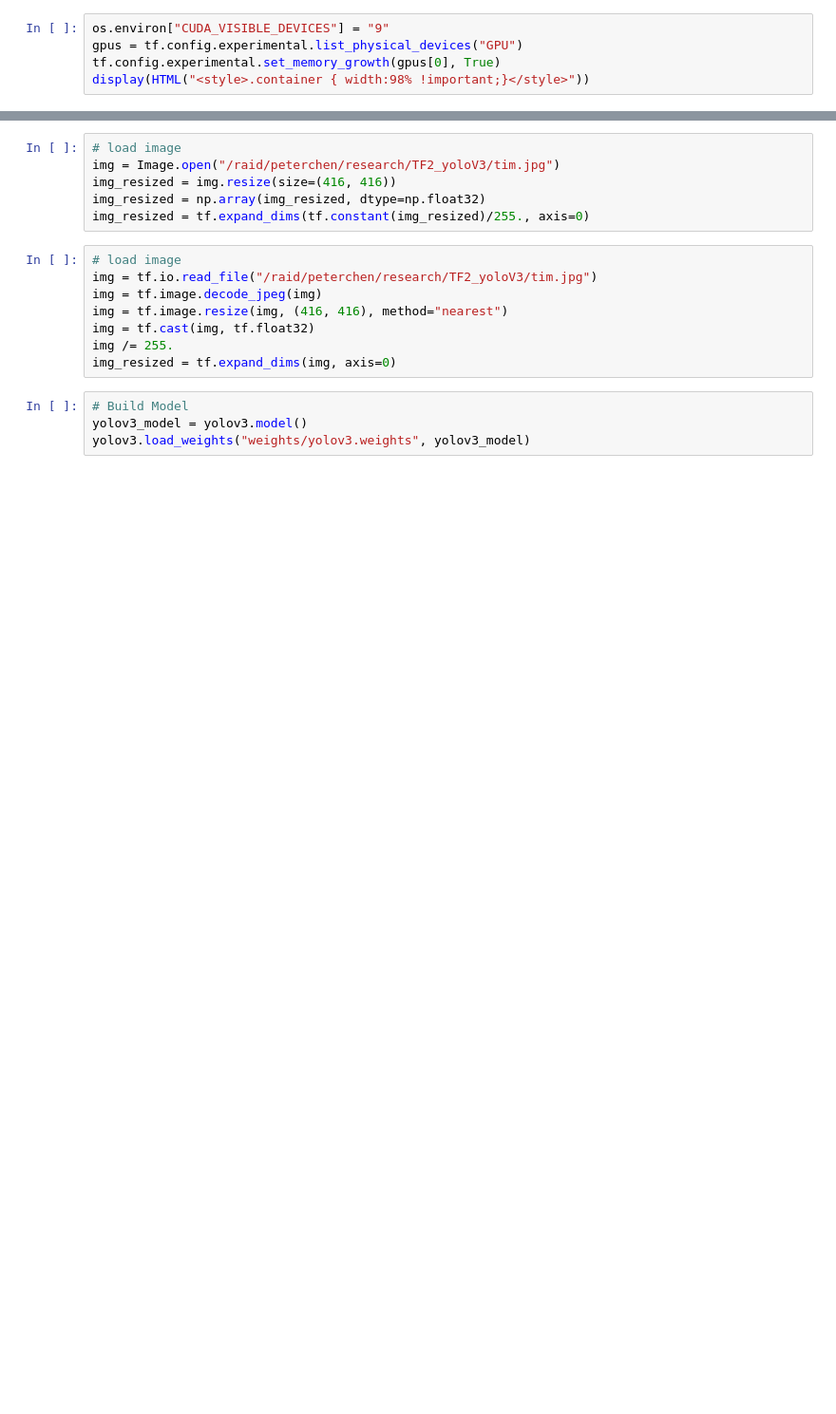
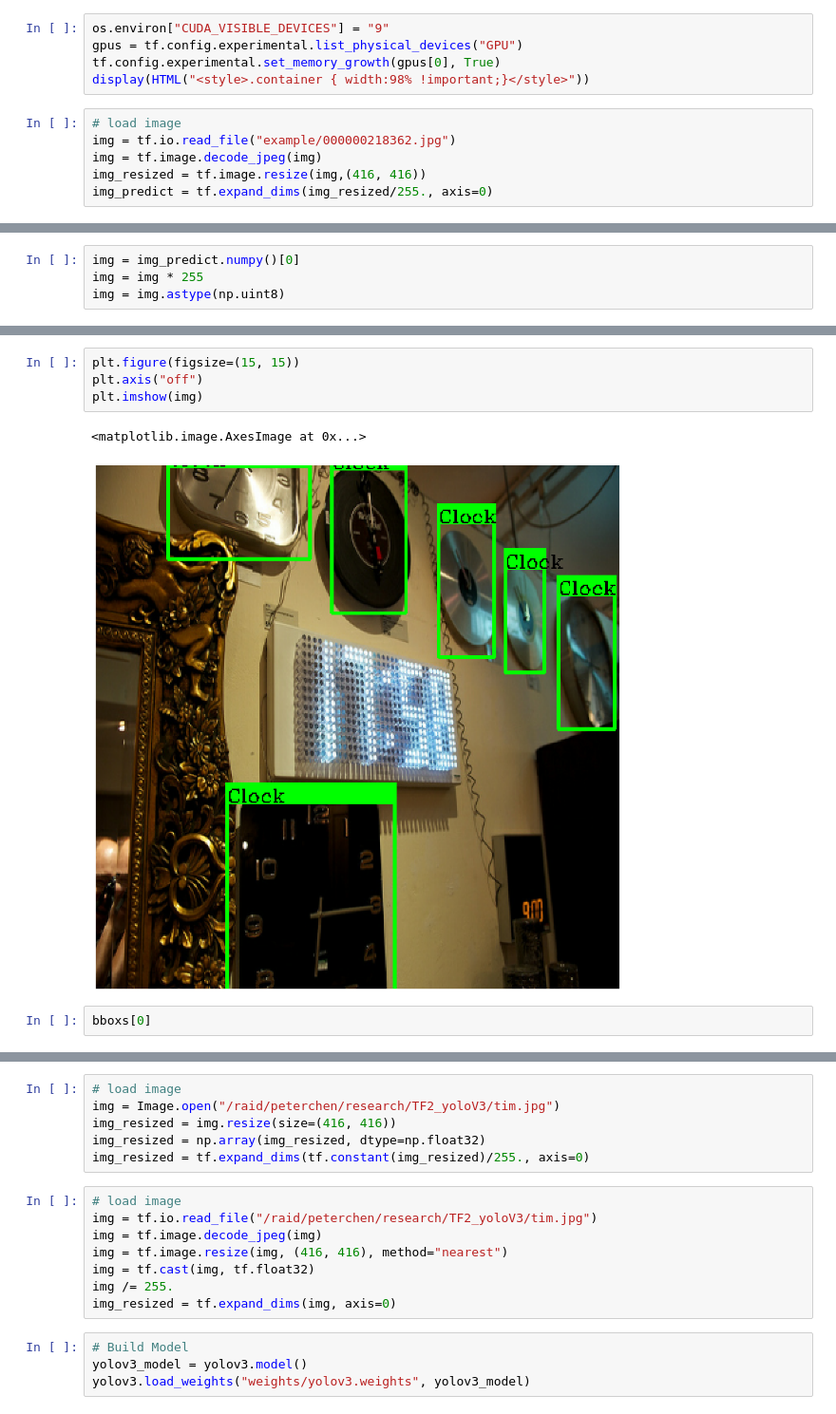
Before and after one commit to nk7260ynpa/TF2_yoloV3, a Jupyter notebook: predict.ipynb, the cells around one changed output, grey strips where cells are left out. Shown: that part at 95% size. Drawn from its saved outputs; the diff is of its cells as text; blank space fills up the shorter version.

Commit message:
Complete train and predict

```diff
--- a/predict.ipynb
+++ b/predict.ipynb
@@ -17,3 +17,9 @@ os.environ["CUDA_VISIBLE_DEVICES"] = "9"
 gpus = tf.config.experimental.list_physical_devices("GPU")
 tf.config.experimental.set_memory_growth(gpus[0], True)
 display(HTML("<style>.container { width:98% !important;}</style>"))
+# %%
+# load image
+img = tf.io.read_file("example/000000218362.jpg")
+img = tf.image.decode_jpeg(img)
+img_resized = tf.image.resize(img,(416, 416))
+img_predict = tf.expand_dims(img_resized/255., axis=0)
@@ -19,0 +71,4 @@ display(HTML("<style>.container { width:98% !important;}</style>"))
+# %%
+img = img_predict.numpy()[0]
+img = img * 255
+img = img.astype(np.uint8)
@@ -19,0 +91,9 @@ display(HTML("<style>.container { width:98% !important;}</style>"))
+# %%
+plt.figure(figsize=(15, 15))
+plt.axis("off")
+plt.imshow(img)
+# %% [output]
+<matplotlib.image.AxesImage at 0x...>
+[figure, added]
+# %%
+bboxs[0]
```
Also changed, not shown: parts of 16 cells of this notebook, 36 other files.
